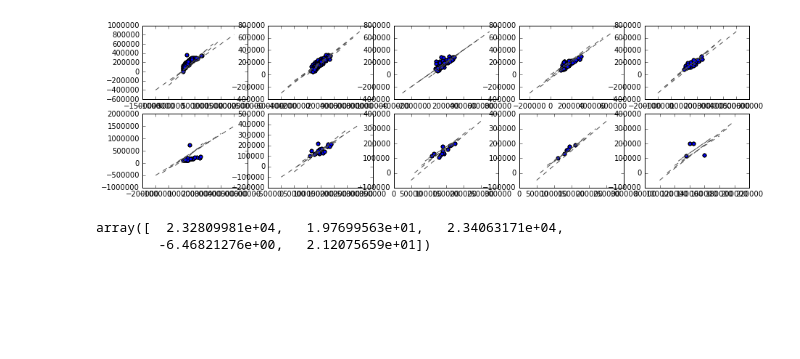
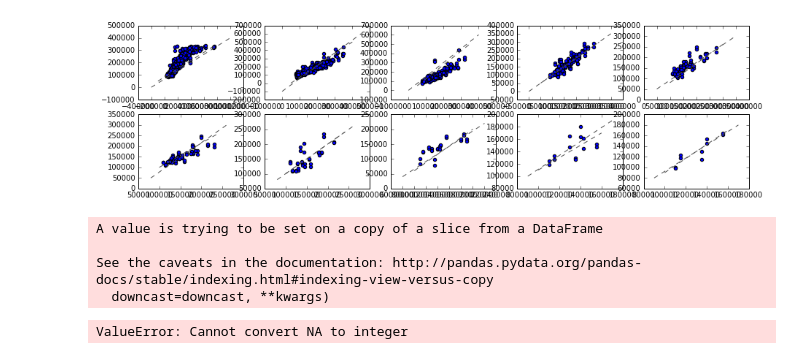
Before and after one commit to jla2689/House-Price, a Jupyter notebook: Housing_Price.ipynb, the cells around one changed output. Saved outputs shown, nothing was run; the diff lists cells and outputs as text; code cells hidden in the pictures; blank space fills up the shorter version.

Commit message:
used randomforestregression and predictor for int and cat data

```diff
--- a/Housing_Price.ipynb
+++ b/Housing_Price.ipynb
@@ -80,8 +71,14 @@ See the caveats in the documentation: http://pandas.pydata.org/pandas-docs/stabl
+# %%
+def categorical_data(dataframe):
+    dtype = dataframe.dtypes
+    categories = dtype[dtype == 'object'].index.tolist()
+    category_dataframe = dataframe[categories]
+    return category_dataframe
 # %%
 no_na_train = remove_nas(train, .10)
 numerical_train = int_data(no_na_train)
 process_train = process_data(numerical_train)
-list_of_predictors_train, train, final_train = graph_processed_data(train, process_train)
+list_of_predictors_train, train, final_int_train = graph_processed_data(process_train)
 # %% [output]
 A value is trying to be set on a copy of a slice from a DataFrame.
 Try using .loc[row_indexer,col_indexer] = value instead
@@ -94,3 +93,17 @@ See the caveats in the documentation: http://pandas.pydata.org/pandas-docs/stabl
+# %%
+cat = categorical_data(no_na_train)
+cat = pd.get_dummies(cat)
+cat['SalePrice']= no_na_train['SalePrice']
+category_list = cat.columns.values.tolist()
+sig_list = []
+for c in category_list[:-1]:
+    neg = cat['SalePrice'][cat[c] == 0].tolist()
+    pos = cat['SalePrice'][cat[c] == 1].tolist()
+    f_val, p_val = stats.kruskal(neg, pos)
+    if p_val <= 0.005:
+        sig_list.append(c)
+
+final_cat_train = cat[sig_list]
 # %%
 no_na_test = remove_nas(test, .10)
 numerical_test = int_data(no_na_test)
@@ -102,31 +124,38 @@ from sklearn.cross_validation import StratifiedKFold
+# %%
+final_train = pd.concat([final_int_train,final_cat_train], axis = 1)
 # %%
 x_train, x_test, y_train, y_test = train_test_split(final_train.values, train['SalePrice'].as_matrix(), test_size=0.3)
 k_fold = StratifiedKFold(y_train.ravel(), n_folds=10)
 
-lr = linear_model.LinearRegression()
+lr = RandomForestRegressor()
 lr.fit(x_train,y_train.ravel().T)
 
 
-times=5
+times=2
 
 f, ax = plt.subplots(2,5,figsize=(15, 4))
 
 for i in range(times):
     counter = 0
     for train_indx, test_indx in k_fold:
         val_train_x, val_train_y =x_train[train_indx], y_train[train_indx]
         val_test_x, val_test_y = x_train[test_indx], y_train[test_indx]
         lr.fit(val_train_x, val_train_y.ravel().T)
         y_pred = lr.predict(val_test_x)
         ax[counter/5][counter % 5].scatter(val_test_y, y_pred)
         ax[counter/5][counter % 5].plot(ax[counter/5][counter % 5].get_xlim(), ax[counter/5][counter % 5].get_ylim(), ls="--", c=".3")
         counter += 1
 # %% [output]
-[figure, old version]
+[figure, new version]
-# %%
-lm = linear_model.LinearRegression()
-lm.fit(final_train_sample.values, train_sample['SalePrice'])
-lm.coef_
-# %% [output]
-array([  2.32809981e+04,   1.97699563e+01,   2.34063171e+04,
-        -6.46821276e+00,   2.12075659e+01])
+# %%
+process_test.fillna(process_test.mean(), inplace=True)
+dtype_test=process_test[list_of_predictors_train].dtypes
+floats= dtype_test[dtype_test=='float64'].index.tolist()
+process_test[floats].astype(int)
+final_test = pd.concat([process_test[list_of_predictors_train], cat_test_final], axis = 1)
+# %% [output]
+A value is trying to be set on a copy of a slice from a DataFrame
+
+See the caveats in the documentation: http://pandas.pydata.org/pandas-docs/stable/indexing.html#indexing-view-versus-copy
+  downcast=downcast, **kwargs)
+ValueError: Cannot convert NA to integer
```
Also changed, not shown: parts of 9 cells of this notebook.
